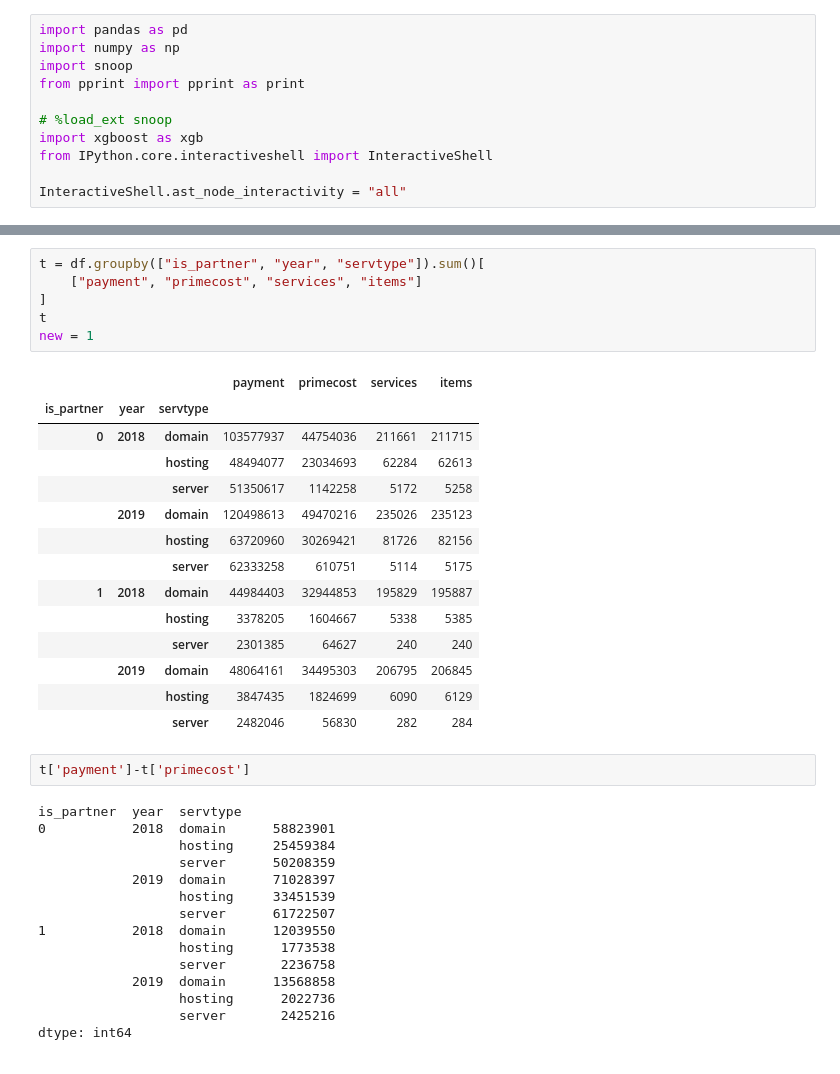
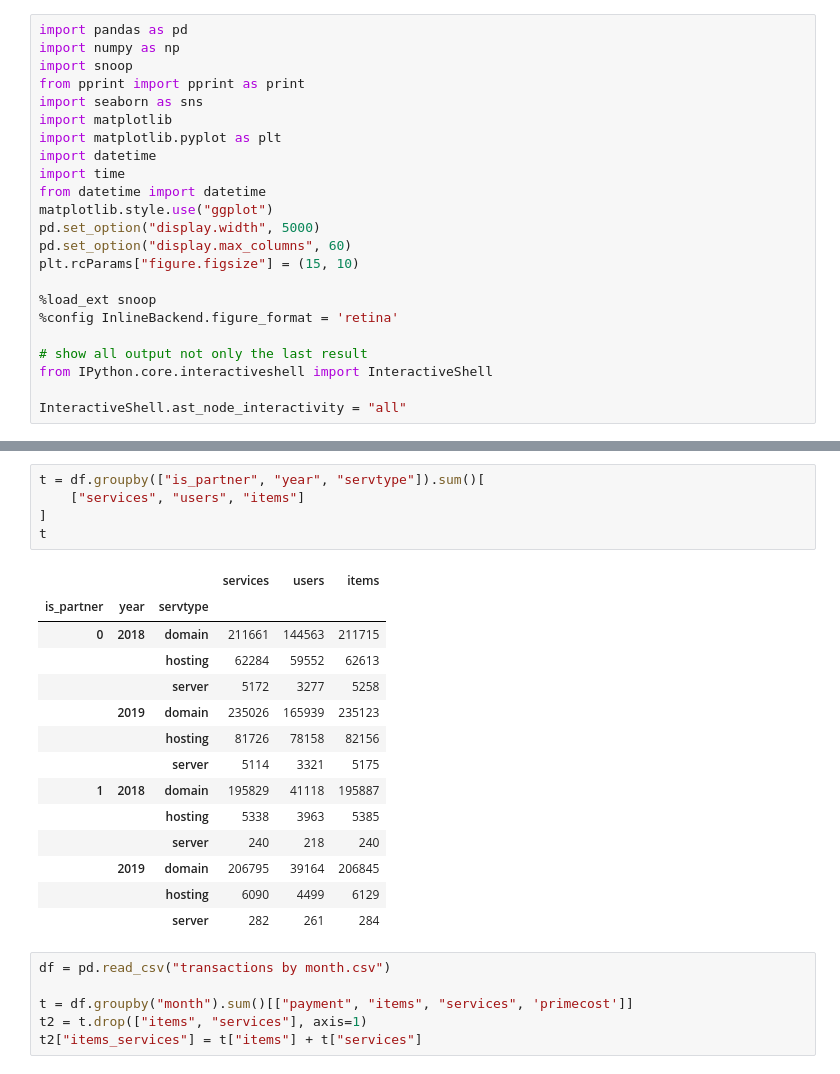
Before and after one commit to yukontaf/NRepo, a Jupyter notebook: RegRU.ipynb, the cells around one changed output, grey strips where cells are left out. Cells and saved outputs as stored; diff of their text form.

```diff
--- a/RegRU.ipynb
+++ b/RegRU.ipynb
@@ -3,9 +3,21 @@ import pandas as pd
 import numpy as np
 import snoop
 from pprint import pprint as print
+import seaborn as sns
+import matplotlib
+import matplotlib.pyplot as plt
+import datetime
+import time
+from datetime import datetime
+matplotlib.style.use("ggplot")
+pd.set_option("display.width", 5000)
+pd.set_option("display.max_columns", 60)
+plt.rcParams["figure.figsize"] = (15, 10)
 
-# %load_ext snoop
-import xgboost as xgb
+%load_ext snoop
+%config InlineBackend.figure_format = 'retina'
+
+# show all output not only the last result
 from IPython.core.interactiveshell import InteractiveShell
 
 InteractiveShell.ast_node_interactivity = "all"
@@ -64,38 +78,26 @@ t.rolling(3).mean()
 # %%
 t = df.groupby(["is_partner", "year", "servtype"]).sum()[
-    ["payment", "primecost", "services", "items"]
+    ["services", "users", "items"]
 ]
 t
-new = 1
 # %% [output]
-|  |  |  | payment | primecost | services | items |
-| is_partner | year | servtype |  |  |  |  |
-| 0 | 2018 | domain | 103577937 | 44754036 | 211661 | 211715 |
-|  |  | hosting | 48494077 | 23034693 | 62284 | 62613 |
-|  |  | server | 51350617 | 1142258 | 5172 | 5258 |
-|  | 2019 | domain | 120498613 | 49470216 | 235026 | 235123 |
-|  |  | hosting | 63720960 | 30269421 | 81726 | 82156 |
-|  |  | server | 62333258 | 610751 | 5114 | 5175 |
-| 1 | 2018 | domain | 44984403 | 32944853 | 195829 | 195887 |
-|  |  | hosting | 3378205 | 1604667 | 5338 | 5385 |
-|  |  | server | 2301385 | 64627 | 240 | 240 |
-|  | 2019 | domain | 48064161 | 34495303 | 206795 | 206845 |
-|  |  | hosting | 3847435 | 1824699 | 6090 | 6129 |
-|  |  | server | 2482046 | 56830 | 282 | 284 |
+|  |  |  | services | users | items |
+| is_partner | year | servtype |  |  |  |
+| 0 | 2018 | domain | 211661 | 144563 | 211715 |
+|  |  | hosting | 62284 | 59552 | 62613 |
+|  |  | server | 5172 | 3277 | 5258 |
+|  | 2019 | domain | 235026 | 165939 | 235123 |
+|  |  | hosting | 81726 | 78158 | 82156 |
+|  |  | server | 5114 | 3321 | 5175 |
+| 1 | 2018 | domain | 195829 | 41118 | 195887 |
+|  |  | hosting | 5338 | 3963 | 5385 |
+|  |  | server | 240 | 218 | 240 |
+|  | 2019 | domain | 206795 | 39164 | 206845 |
+|  |  | hosting | 6090 | 4499 | 6129 |
+|  |  | server | 282 | 261 | 284 |
-# %%
-t['payment']-t['primecost']
-# %% [output]
-is_partner  year  servtype
-0           2018  domain      58823901
-                  hosting     25459384
-                  server      50208359
-            2019  domain      71028397
-                  hosting     33451539
-                  server      61722507
-1           2018  domain      12039550
-                  hosting      1773538
-                  server       2236758
-            2019  domain      13568858
-                  hosting      2022736
-                  server       2425216
-dtype: int64
+# %%
+df = pd.read_csv("transactions by month.csv")
+
+t = df.groupby("month").sum()[["payment", "items", "services", 'primecost']]
+t2 = t.drop(["items", "services"], axis=1)
+t2["items_services"] = t["items"] + t["services"]
```
Also changed, not shown: parts of 18 cells of this notebook, 7 other files.
